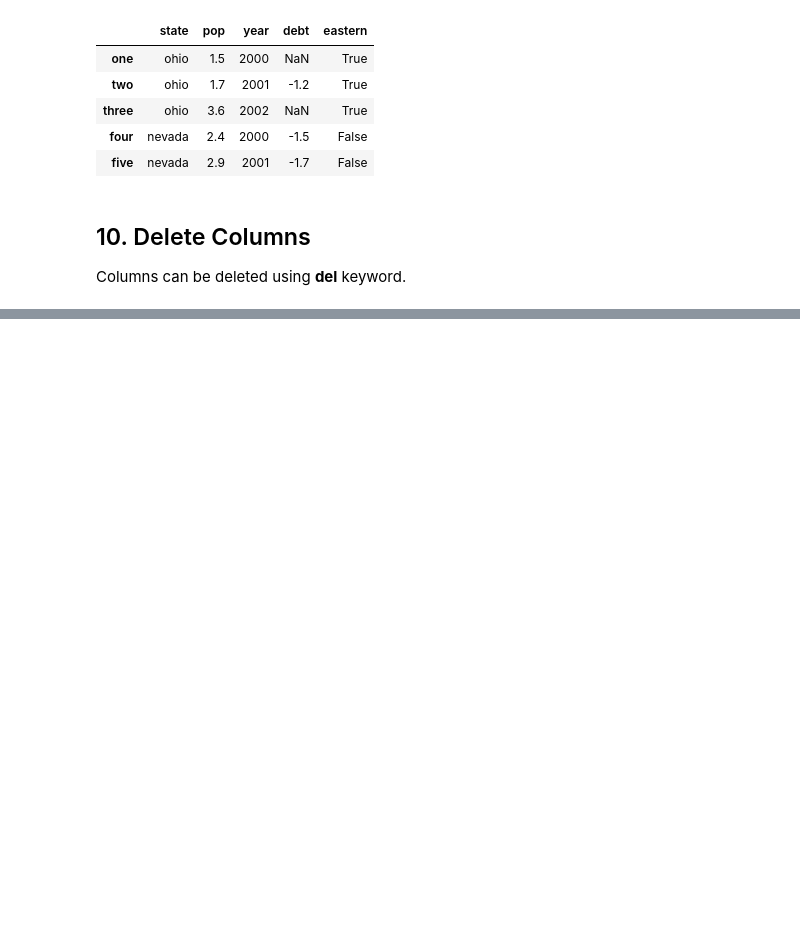
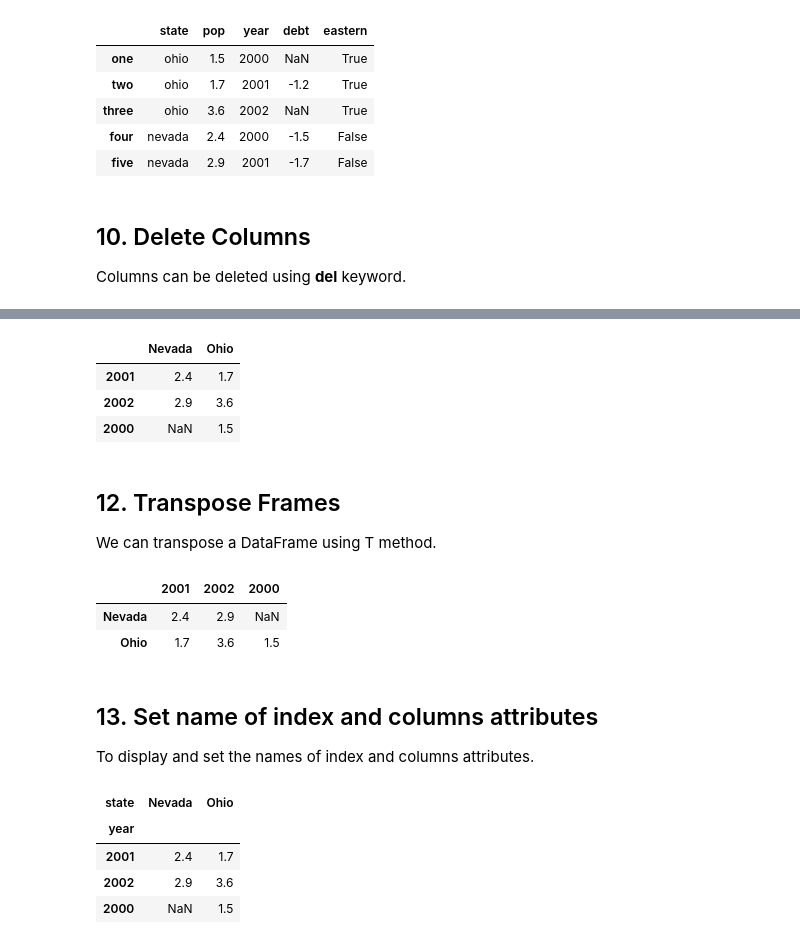
Before and after one commit to abhicodes07/Data-Science, a Jupyter notebook: 03_Pandas/03_DataFrame.ipynb, the cells around one changed output, grey strips where cells are left out. Drawn from its saved outputs; the diff is of its cells as text; code cells hidden in the pictures; blank space fills up the shorter version.

```diff
--- a/03_Pandas/03_DataFrame.ipynb
+++ b/03_Pandas/03_DataFrame.ipynb
@@ -203,0 +217,34 @@ del frame2['eastern']
+# %%
+pop = {"Nevada" : {2001: 2.4, 2002: 2.9},
+      "Ohio" : {2000: 1.5, 2001: 1.7, 2002: 3.6}}
+# %%
+frame3 = DataFrame(pop)
+frame3
+# %% [output]
+|  | Nevada | Ohio |
+| 2001 | 2.4 | 1.7 |
+| 2002 | 2.9 | 3.6 |
+| 2000 | NaN | 1.5 |
+# %% [markdown]
+## 12. Transpose Frames
+We can transpose a DataFrame using T method.
+# %%
+frame3.T
+# %% [output]
+|  | 2001 | 2002 | 2000 |
+| Nevada | 2.4 | 2.9 | NaN |
+| Ohio | 1.7 | 3.6 | 1.5 |
+# %% [markdown]
+## 13. Set name of index and columns attributes
+To display and set the names of index and columns attributes.
+# %%
+frame3.index.name = 'year';
+frame3.columns.name = 'state'
+# %%
+frame3
+# %% [output]
+| state | Nevada | Ohio |
+| year |  |  |
+| 2001 | 2.4 | 1.7 |
+| 2002 | 2.9 | 3.6 |
+| 2000 | NaN | 1.5 |
```
Also changed, not shown: parts of 8 cells of this notebook.
